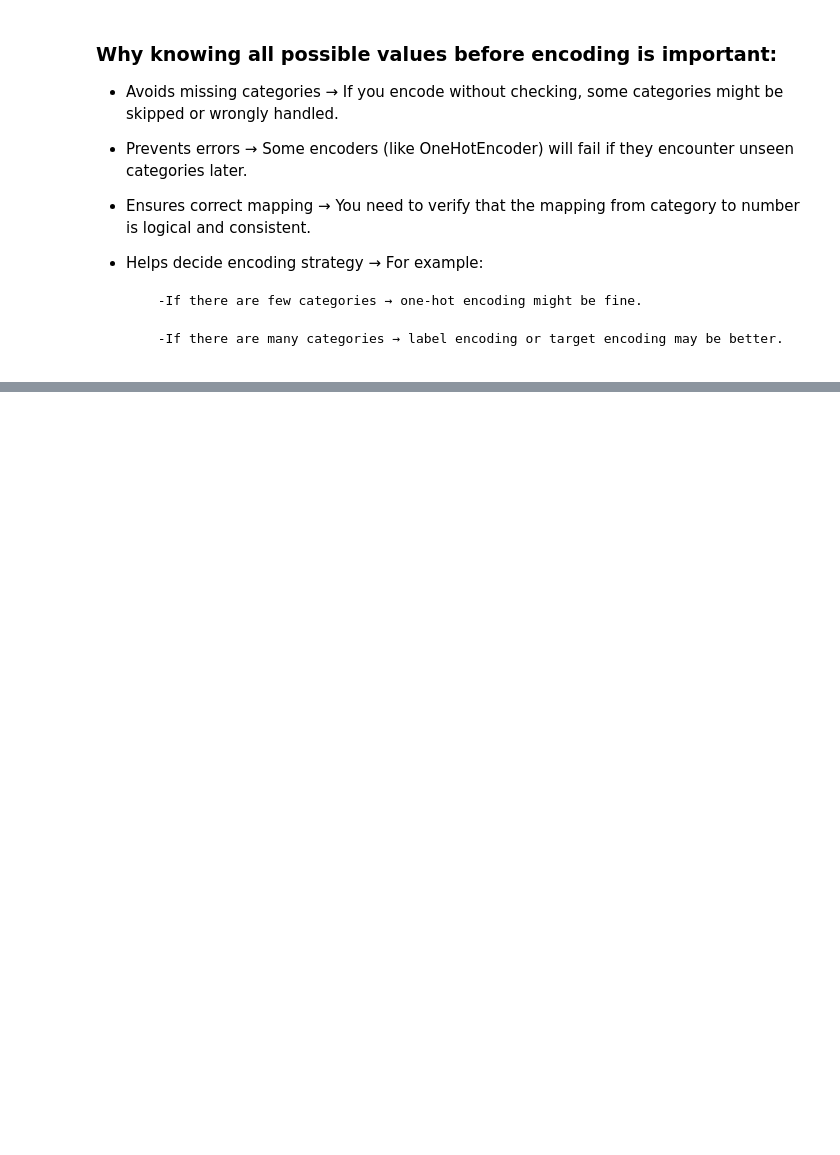
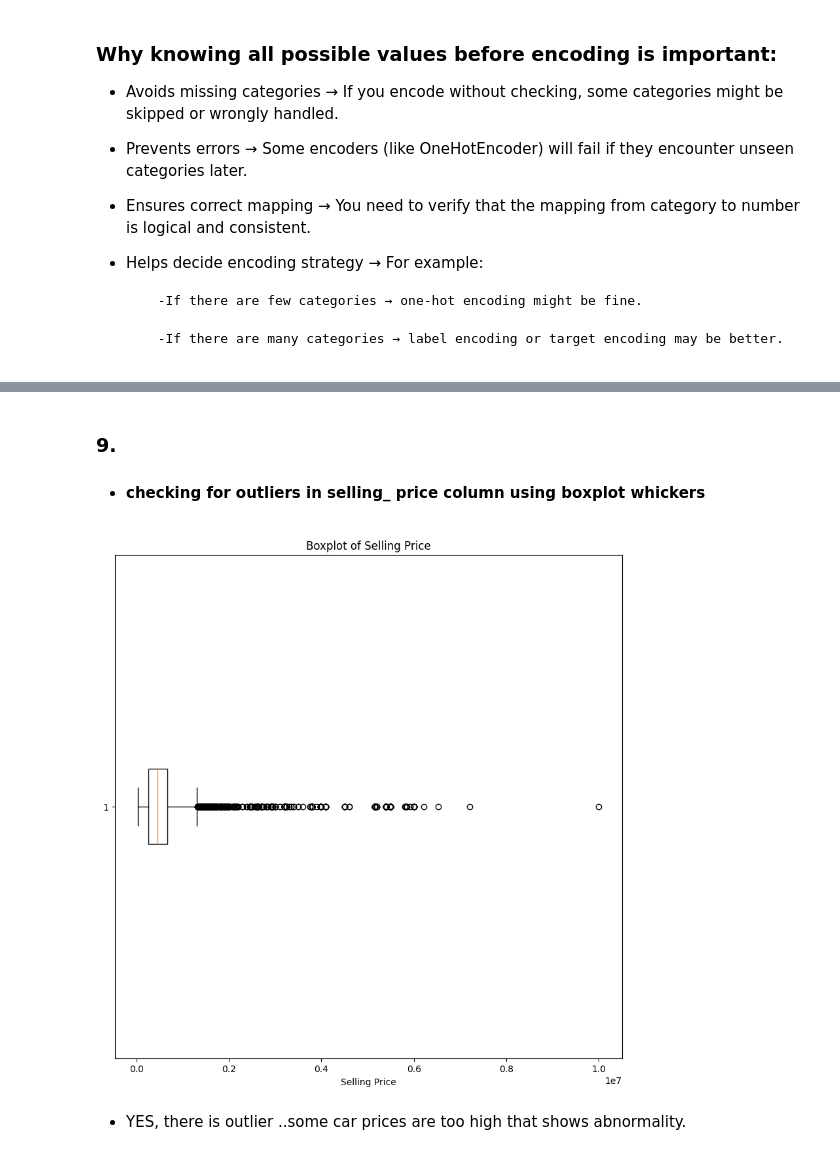
Before and after one commit to DANIELOMBOK1/LUX_DATASCIENCE, a Jupyter notebook: ML_Assignment.ipynb, the cells around one changed output, grey strips where cells are left out. Saved outputs shown, nothing was run; the diff lists cells and outputs as text; code cells hidden in the pictures; blank space fills up the shorter version.

```diff
--- a/ML_Assignment.ipynb
+++ b/ML_Assignment.ipynb
@@ -241,0 +246,3 @@ print(data['fuel'].unique())
+# %%
+# Standardize casing in 'transmission' column ie. manual to Manual
+data['transmission'] = data['transmission'].str.capitalize() # capitalize first letter in a word using str.capitalize() method
@@ -241,0 +265,13 @@ print(data['fuel'].unique())
+# %% [markdown]
+### 9.
+- #### checking for outliers in selling_ price column using boxplot whickers
+# %%
+plt.figure(figsize=(10,10))
+plt.boxplot(data['selling_price'], vert=False)
+plt.title('Boxplot of Selling Price')
+plt.xlabel('Selling Price')
+plt.show()
+# %% [output]
+[figure, added]
+# %% [markdown]
+- YES, there is outlier ..some car prices are too high that shows abnormality.
```
Also changed, not shown: parts of 20 cells of this notebook.
